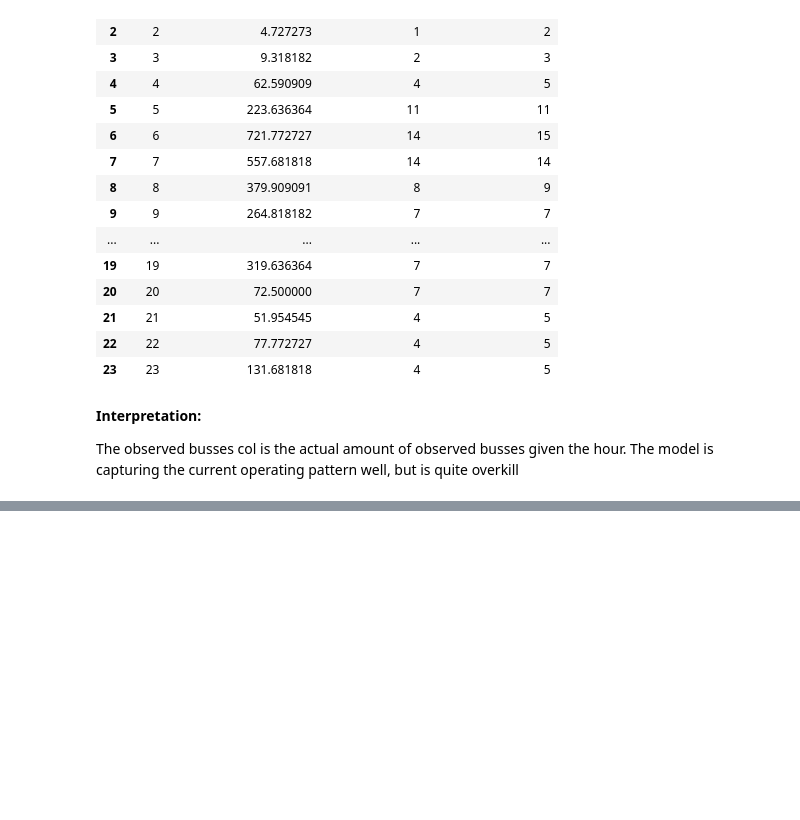
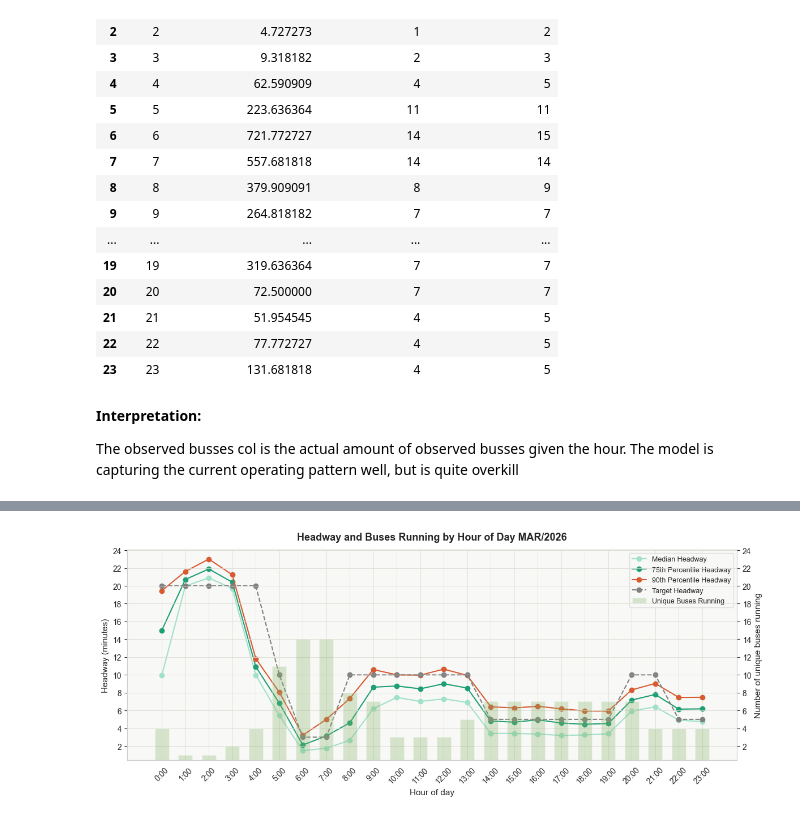
Before and after one commit to morgan1461/WMC-dashboard, a Jupyter notebook: analysis_notebooks/monthly_visualizations.ipynb, the cells around one changed output, grey strips where cells are left out. Saved outputs shown, nothing was run; the diff lists cells and outputs as text; code cells hidden in the pictures; blank space fills up the shorter version.

```diff
--- a/analysis_notebooks/monthly_visualizations.ipynb
+++ b/analysis_notebooks/monthly_visualizations.ipynb
@@ -945,0 +1079,51 @@ The observed busses col is the actual amount of observed busses given the hour.
+# %%
+# overlay the bus counts on headway plt to illustrate the relationship
+fig, ax1 = plt.subplots(figsize=(12, 5))
+
+# headway lines on primary axis
+ax1.plot(headway_by_hour['hour'], headway_by_hour['median_headway'], marker='o', label='Median Headway', color=LIGHT_TEAL)
+ax1.plot(headway_by_hour['hour'], headway_by_hour['p75_headway'], marker='o', label='75th Percentile Headway', color=TEAL)
+ax1.plot(headway_by_hour['hour'], headway_by_hour['p90_headway'], marker='o', label='90th Percentile Headway', color=CORAL)
+
+# target headway line
+ax1.plot(
+    headway_by_hour['hour'],
+    headway_by_hour['hour'].apply(lambda h: TARGET_HEADWAYS.get(h, None)),
+    marker='o',
+    label='Target Headway',
+    color='gray',
+    linestyle='--'
+)
+
+ax1.set_xticks(range(headway_by_hour['hour'].min(), headway_by_hour['hour'].max() + 1))
+ax1.set_xticklabels([f'{h}:00' for h in range(headway_by_hour['hour'].min(), headway_by_hour['hour'].max() + 1)], rotation=45)
+ax1.yaxis.set_major_locator(plt.MultipleLocator(2))
+ax1.yaxis.set_major_formatter(plt.FuncFormatter(lambda x, _: f'{int(x)}'))
+ax1.set_xlabel('Hour of day')
+ax1.set_ylabel('Headway (minutes)')
+ax1.set_title(f'Headway and Buses Running by Hour of Day {MONTH}/{YEAR}', pad=12)
+
+# secondary axis for bus counts
+ax2 = ax1.twinx()
+ax2.bar(
+    bus_counts.index,
+    bus_counts.values,
+    color='#82b366',
+    alpha=0.3,
+    width=0.6,
+    label='Unique Buses Running'
+)
+ax2.set_ylabel('Number of unique buses running')
+ax2.yaxis.set_major_locator(plt.MultipleLocator(2))
+ax2.set_ylim(ax1.get_ylim())
+ax2.yaxis.set_major_formatter(plt.FuncFormatter(lambda x, _: f'{int(x)}'))
+
+# combine legends from both axes
+lines1, labels1 = ax1.get_legend_handles_labels()
+lines2, labels2 = ax2.get_legend_handles_labels()
+ax1.legend(lines1 + lines2, labels1 + labels2, loc='upper right', fontsize=9, framealpha=0.9, edgecolor='#ddd')
+
+plt.tight_layout()
+plt.show()
+# %% [output]
+[figure, added]
```
Also changed, not shown: parts of 6 cells of this notebook.
